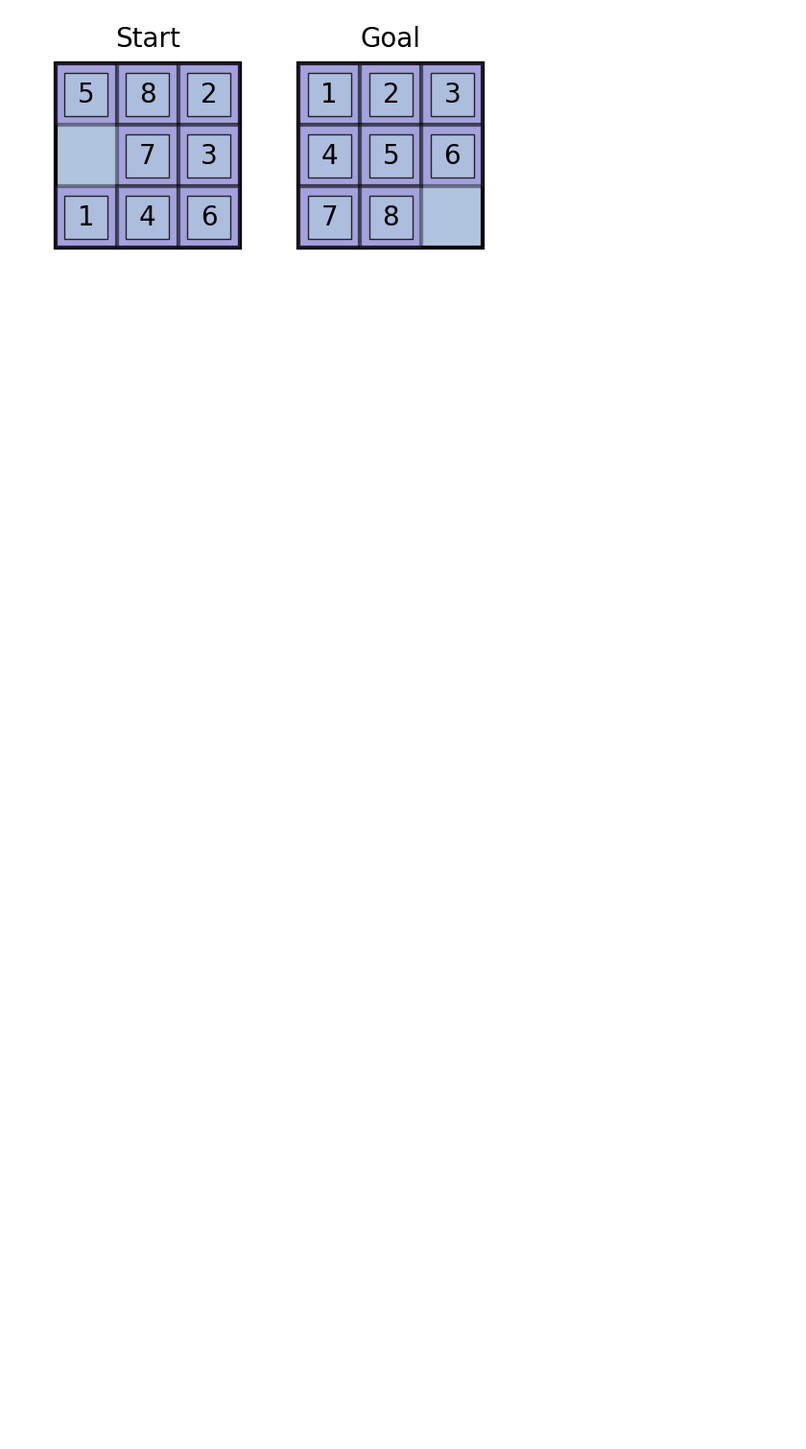
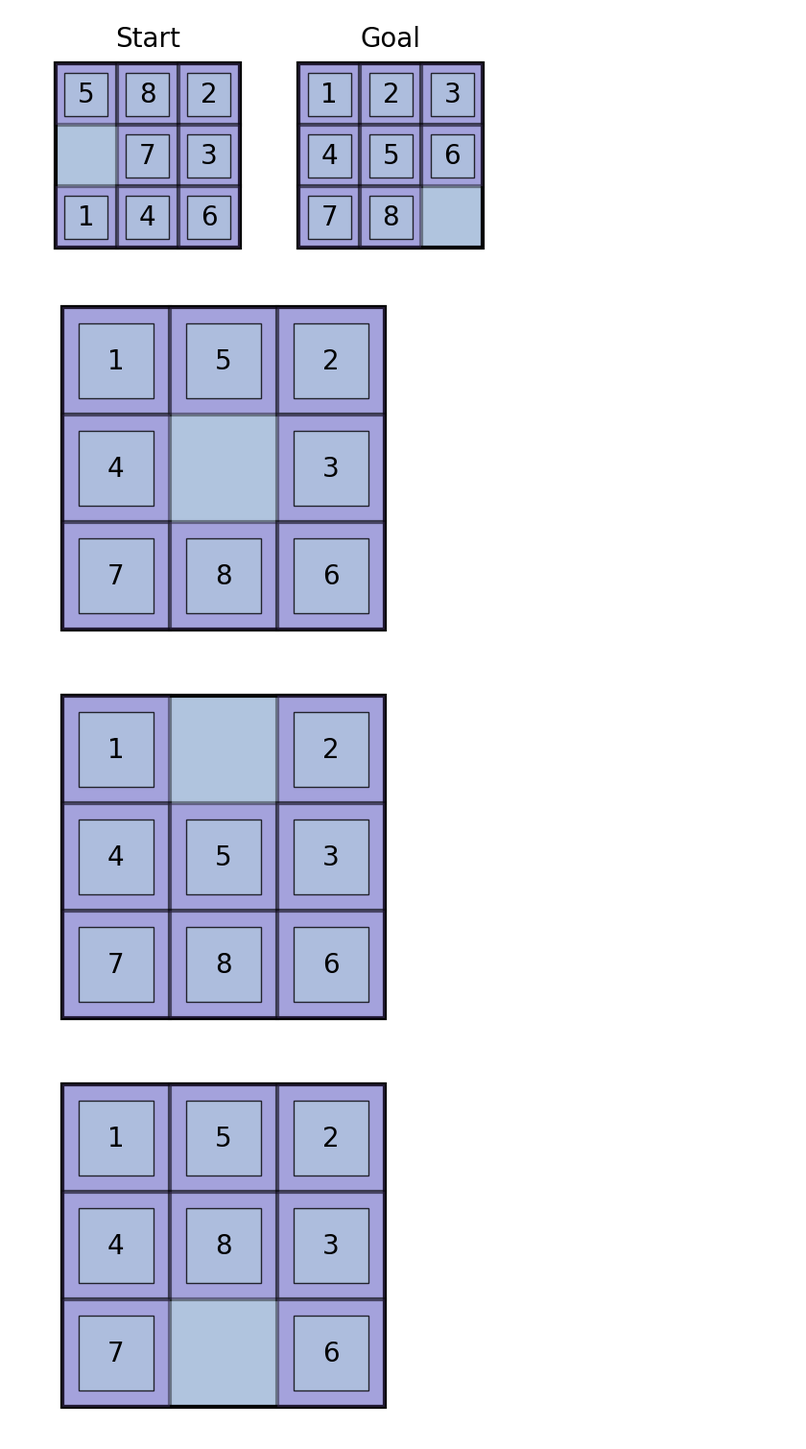
Before and after one commit to MarialuizaLeao/8-puzzle, a Jupyter notebook: testes.ipynb, the cells around one changed output. Shown at 96% size. Saved outputs shown, nothing was run; the diff lists cells and outputs as text; code cells hidden in the pictures; blank space fills up the shorter version.

```diff
--- a/testes.ipynb
+++ b/testes.ipynb
@@ -392,28 +392,37 @@ plt.show()
 # %%
 from eightPuzzle import eightPuzzle
 from node import Node
 from heuristics import manhattanDistance, misplacedTiles
 def func(x,y): return 0
 
 nodeList = []
 
 def breadthFirstSearch(puzzle: eightPuzzle) -> (list,list):
     root = Node(puzzle.grid, func) # Create the root node
     if root.puzzle.solved(): return root.solution
     frontier = []
-    explored = set()
+    explored = dict()
     frontier.append(root)
     nodeList.append(root)
     plot(root.puzzle)
     while frontier:
         node = frontier.pop(0)
-        explored.add(node)
+        explored[node] = node
         for child in node.nodeChildren():
             if child not in explored and child not in frontier:
                 nodeList.append(child)
                 plot(child.puzzle)
                 if child.puzzle.solved():
                     return child.solution
                 frontier.append(child)
     return ["failure"]
+
+start_state_tiles = [[1,5,2],[4,0,3],[7,8,6]]
+goal_state_tiles = [[1,2,3],[4,5,6],[7,8,0]]
+start_state = eightPuzzle(start_state_tiles)
+
+solution = breadthFirstSearch(start_state)
 # %% [output]
+[figure, added]
+[figure, added]
+[figure, added]
```
Also changed, not shown: parts of 2 cells of this notebook, 2 other files.
